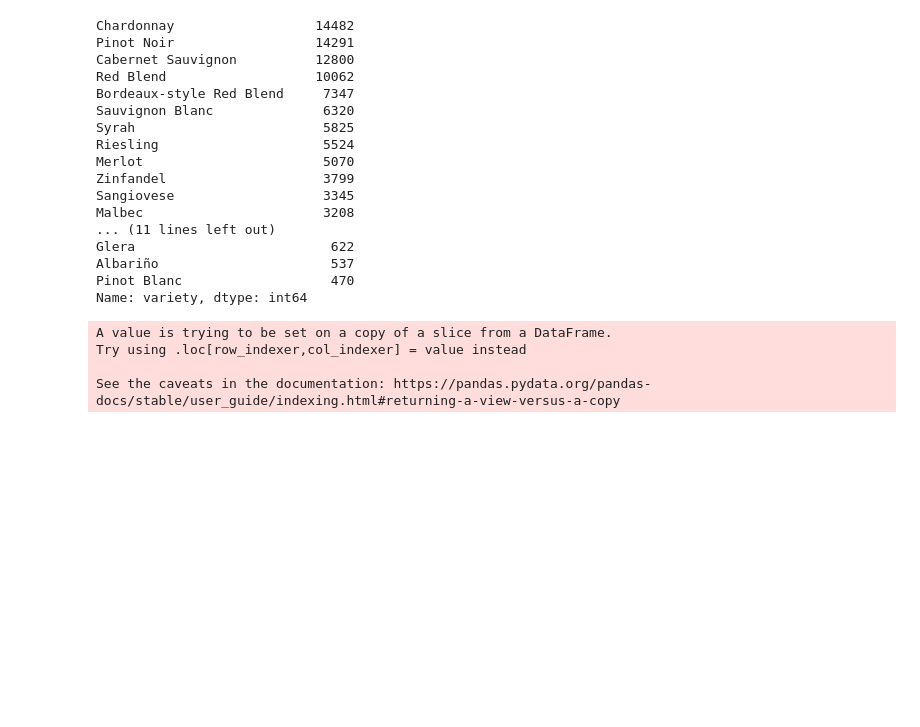
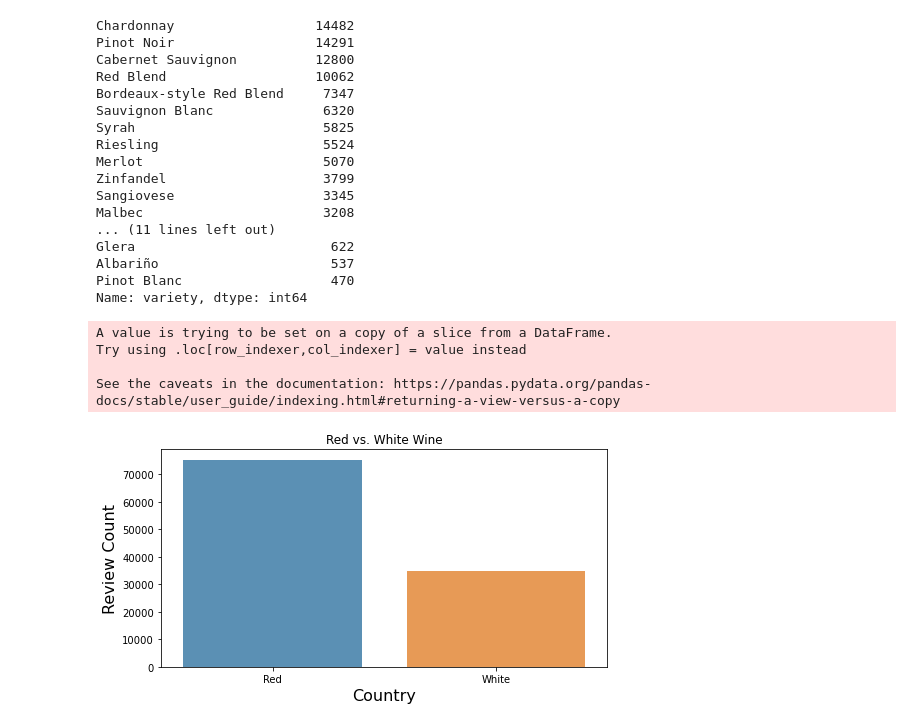
Before and after one commit to ascott011/Wine_Prediction, a Jupyter notebook: Capstone_2.ipynb, the cells around one changed output. Cells and saved outputs as stored; diff of their text form; code cells hidden in the pictures; blank space fills up the shorter version.

```diff
--- a/Capstone_2.ipynb
+++ b/Capstone_2.ipynb
@@ -243,3 +224,15 @@ A value is trying to be set on a copy of a slice from a DataFrame.
 Try using .loc[row_indexer,col_indexer] = value instead
 
 See the caveats in the documentation: https://pandas.pydata.org/pandas-docs/stable/user_guide/indexing.html#returning-a-view-versus-a-copy
+# %%
+red_white_count = new_df['Red/White'].value_counts()
+
+
+plt.figure(figsize=(8,4))
+sns.barplot(red_white_count.index, red_white_count.values, alpha=0.8)
+plt.title('Red vs. White Wine')
+plt.ylabel('Review Count', fontsize=16)
+plt.xlabel('Country', fontsize=16)
+plt.show()
+# %% [output]
+[figure, added]
```
Also changed, not shown: parts of 3 cells of this notebook.
